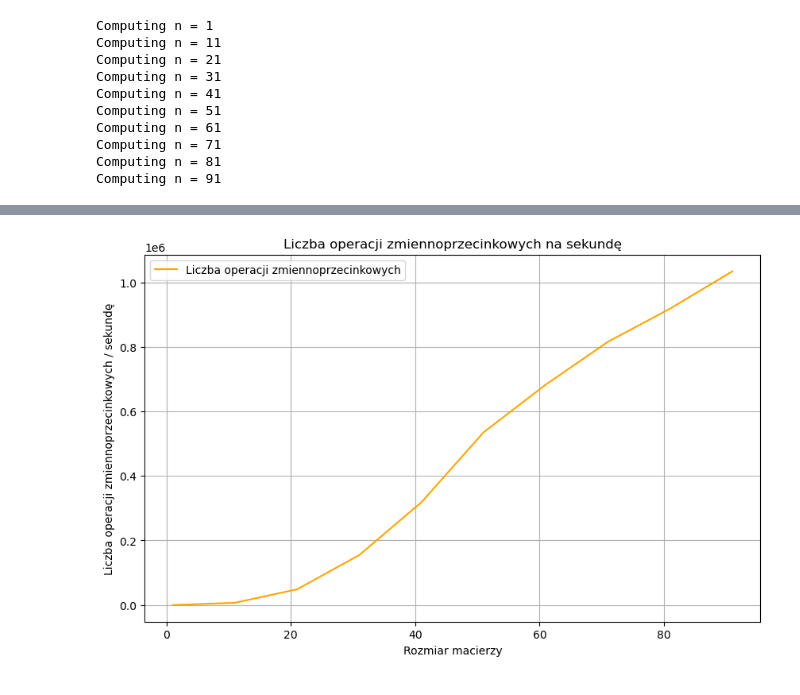
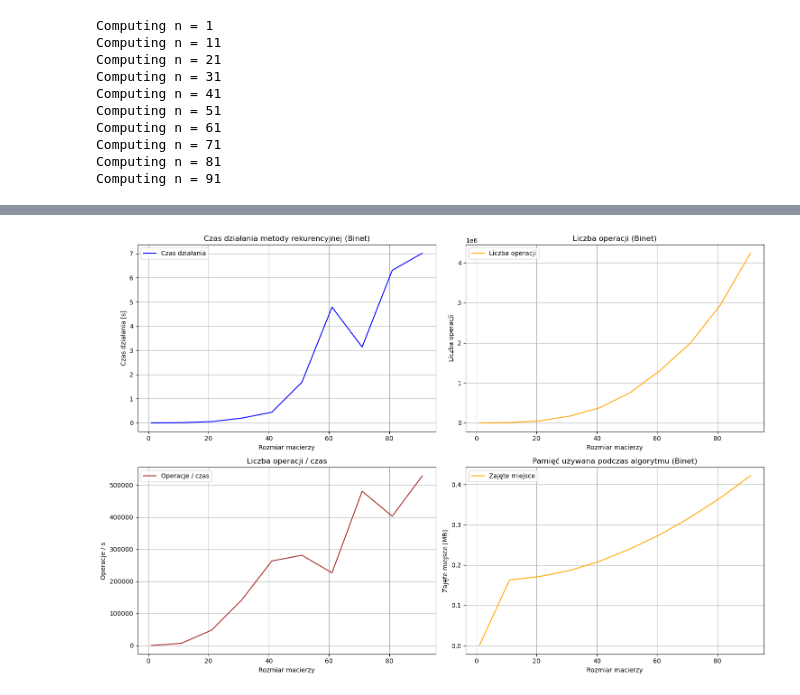
Before and after one commit to KubikZ/matrix-algorithms, a Jupyter notebook: lab2/1_presentation.ipynb, the cells around one changed output, grey strips where cells are left out. Drawn from its saved outputs; the diff is of its cells as text; code cells hidden in the pictures.

```diff
--- a/lab2/1_presentation.ipynb
+++ b/lab2/1_presentation.ipynb
@@ -21,7 +22,7 @@ for n in range(1, benchmark_size + 1, step):
     A = np.array(A)
 
     start_time = time.time()
-    C = recursive_inverse(A)
+    C = recursive_inverse(A, binet)
     end_time = time.time()
 
     time_counters.append(end_time - start_time)
@@ -45,7 +46,7 @@ for n in range(1, benchmark_size + 1, step):
     A = randomize_matrix(n)
     A = np.array(A)
 
-    C = recursive_inverse(A)
+    C = recursive_inverse(A, binet)
 
     add_counters.append(common.counter_add)
     mul_counters.append(common.counter_mul)
@@ -71,7 +72,7 @@ for n in range(1, benchmark_size + 1, step):
     A = np.array(A)
 
     tracemalloc.start()
-    C = recursive_inverse(A)
+    C = recursive_inverse(A, binet)
 
     current, peak = tracemalloc.get_traced_memory()
     tracemalloc.stop()
@@ -128,12 +92,4 @@ plt.show()
-# %%
-zmiennop = [(add + sub + mul) / (t+1) for add, sub, mul, t in zip(add_counters, sub_counters, mul_counters, time_counters)]
-plt.figure(figsize=(10, 6))
-plt.plot(range(1, len(zmiennop)*step + 1, step), zmiennop, label="Liczba operacji zmiennoprzecinkowych", color='orange')
-plt.xlabel("Rozmiar macierzy")
-plt.ylabel("Liczba operacji zmiennoprzecinkowych / sekundę")
-plt.title("Liczba operacji zmiennoprzecinkowych na sekundę")
-plt.legend()
-plt.grid(True)
-plt.show()
-# %% [output]
-[figure, removed]
+# %%
+plot_all_metrics(step, time_counters, add_counters, sub_counters, mul_counters, mem_counters, "Binet")
+# %% [output]
+[figure, added]
```
Also changed, not shown: parts of 9 cells of this notebook, 2 other files.
